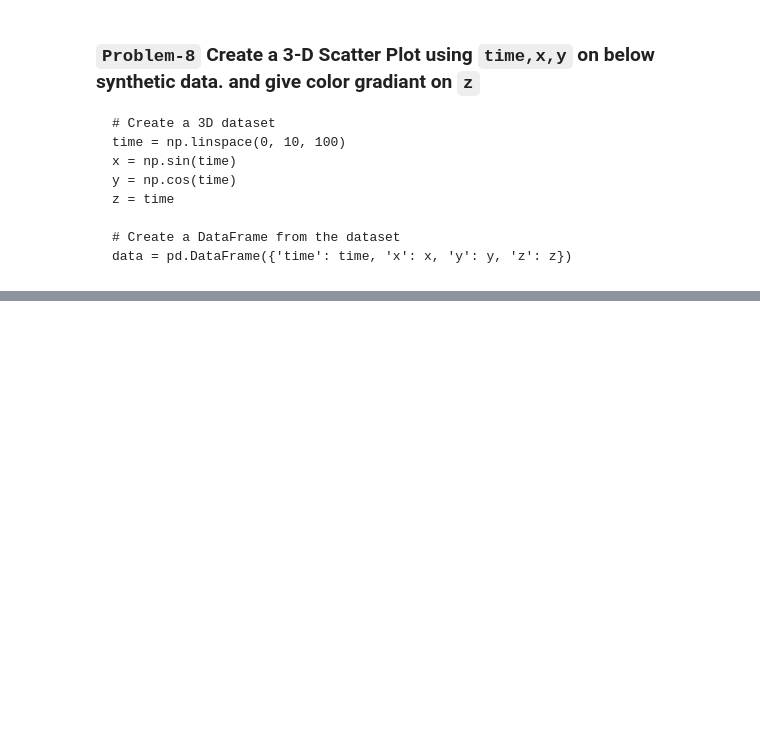
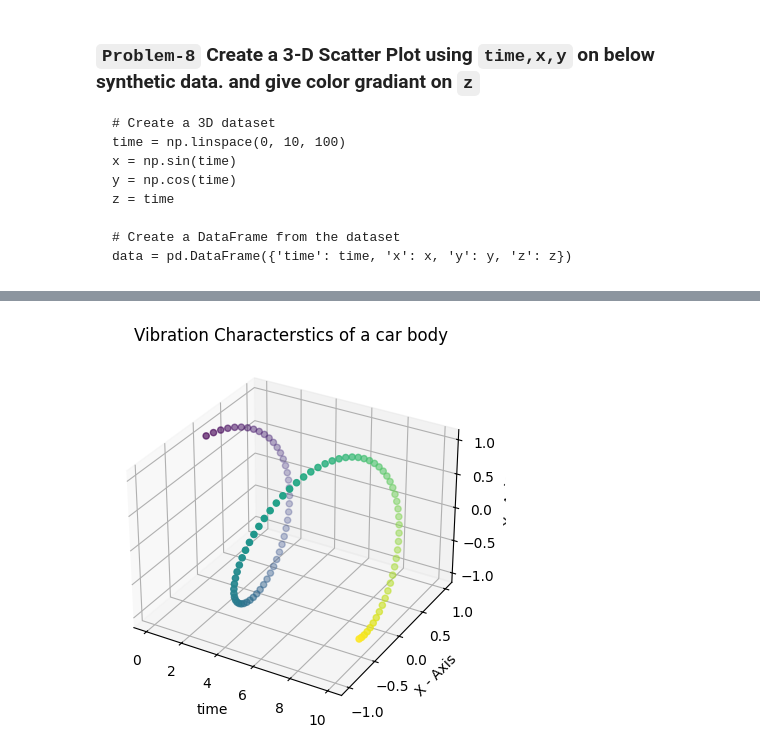
Before and after one commit to adilkamal2478/Adil_Pandas_campusx, a Jupyter notebook: Session_24_my_task_solution.ipynb, the cells around one changed output, grey strips where cells are left out. Cells and saved outputs as stored; diff of their text form; code cells hidden in the pictures; blank space fills up the shorter version.

````diff
--- a/Session_24_my_task_solution.ipynb
+++ b/Session_24_my_task_solution.ipynb
@@ -249,3 +249,11 @@ z = time
 # Create a DataFrame from the dataset
 data = pd.DataFrame({'time': time, 'x': x, 'y': y, 'z': z})
 ```
+# %%
+time = np.linspace(0, 10, 100)
+x = np.sin(time)
+y = np.cos(time)
+z = time
+# %%
+data = pd.DataFrame({'time': time, 'x': x, 'y': y, 'z': z})
+data
@@ -251,0 +274,13 @@ data = pd.DataFrame({'time': time, 'x': x, 'y': y, 'z': z})
+# %%
+fig = plt.figure()
+ax = plt.axes(projection = '3d')
+ax.scatter3D(data['time'] , data['x'] , data['y'] , c =data['z'])
+
+ax.set_xlabel('time')
+ax.set_ylabel('X - Axis')
+ax.set_zlabel('Y - Axis')
+
+plt.title('Vibration Characterstics of a car body')
+plt.show()
+# %% [output]
+[figure, added]
````
Also changed, not shown: parts of 11 cells of this notebook.
